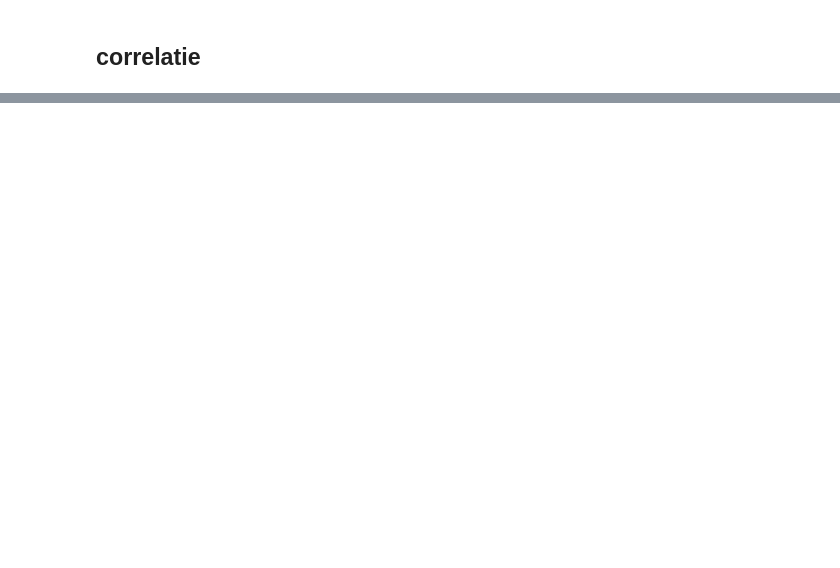
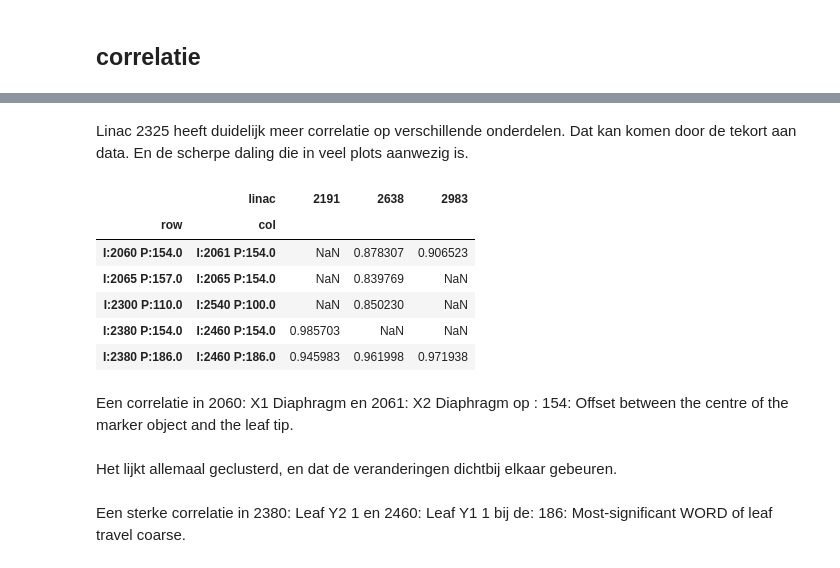
Before and after one commit to Larissavf/linac_research, a Jupyter notebook: EDA_all_linacs_mlc.ipynb, the cells around one changed output, grey strips where cells are left out. Saved outputs shown, nothing was run; the diff lists cells and outputs as text; code cells hidden in the pictures; blank space fills up the shorter version.

```diff
--- a/EDA_all_linacs_mlc.ipynb
+++ b/EDA_all_linacs_mlc.ipynb
@@ -971,0 +1022,15 @@ for pivoted_df in pivoted:
+# %% [markdown]
+Linac 2325 heeft duidelijk meer correlatie op verschillende onderdelen. Dat kan komen door de tekort aan data. En de scherpe daling die in veel plots aanwezig is.
+# %%
+results[results["linac"] != 2325].pivot(index=["row", "col"], values="correlation", columns="linac")
+# %% [output]
+|  | linac | 2191 | 2638 | 2983 |
+| row | col |  |  |  |
+| I:2060 P:154.0 | I:2061 P:154.0 | NaN | 0.878307 | 0.906523 |
+| I:2065 P:157.0 | I:2065 P:154.0 | NaN | 0.839769 | NaN |
+| I:2300 P:110.0 | I:2540 P:100.0 | NaN | 0.850230 | NaN |
+| I:2380 P:154.0 | I:2460 P:154.0 | 0.985703 | NaN | NaN |
+| I:2380 P:186.0 | I:2460 P:186.0 | 0.945983 | 0.961998 | 0.971938 |
+# %% [markdown]
+Een correlatie in 2060: X1 Diaphragm en 2061: X2 Diaphragm op :
+154: Offset between the centre of the marker object and the leaf tip.
@@ -971,0 +1042,5 @@ for pivoted_df in pivoted:
+# %% [markdown]
+Het lijkt allemaal geclusterd, en dat de veranderingen dichtbij elkaar gebeuren.
+# %% [markdown]
+Een sterke correlatie in 2380: Leaf Y2 1 en 2460: Leaf Y1 1 bij de:
+186: Most-significant WORD of leaf travel coarse.
```
Also changed, not shown: parts of 28 cells of this notebook.
